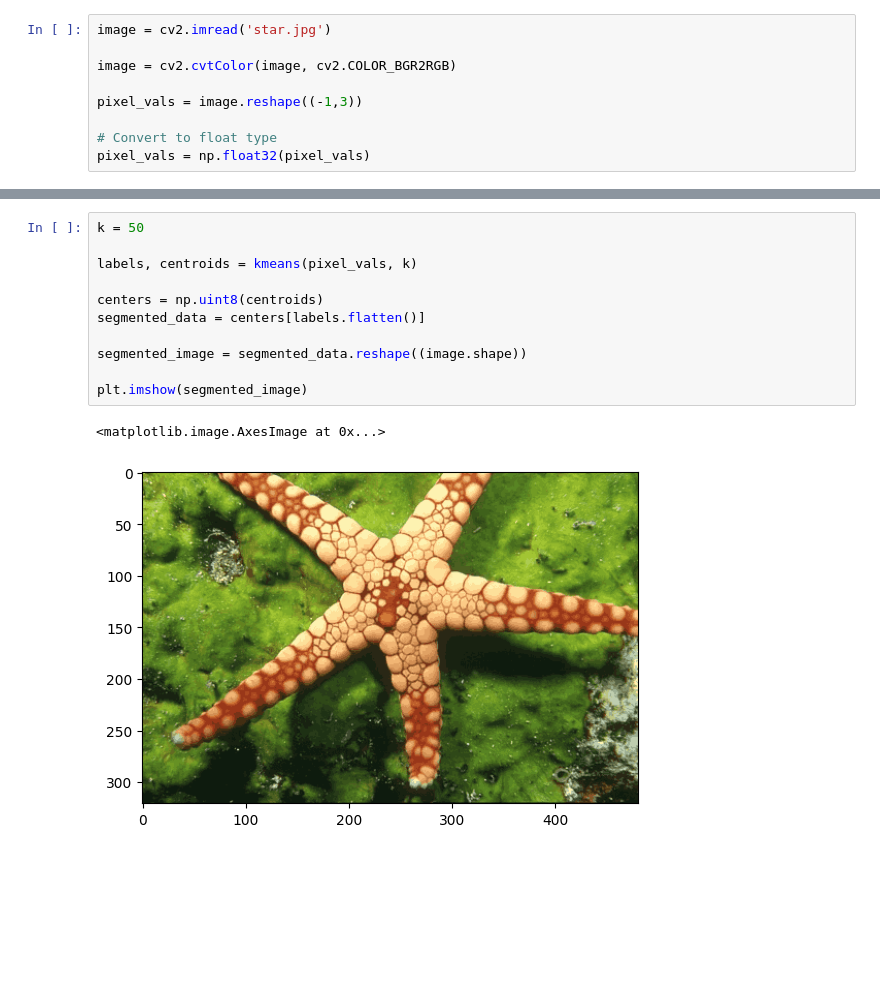
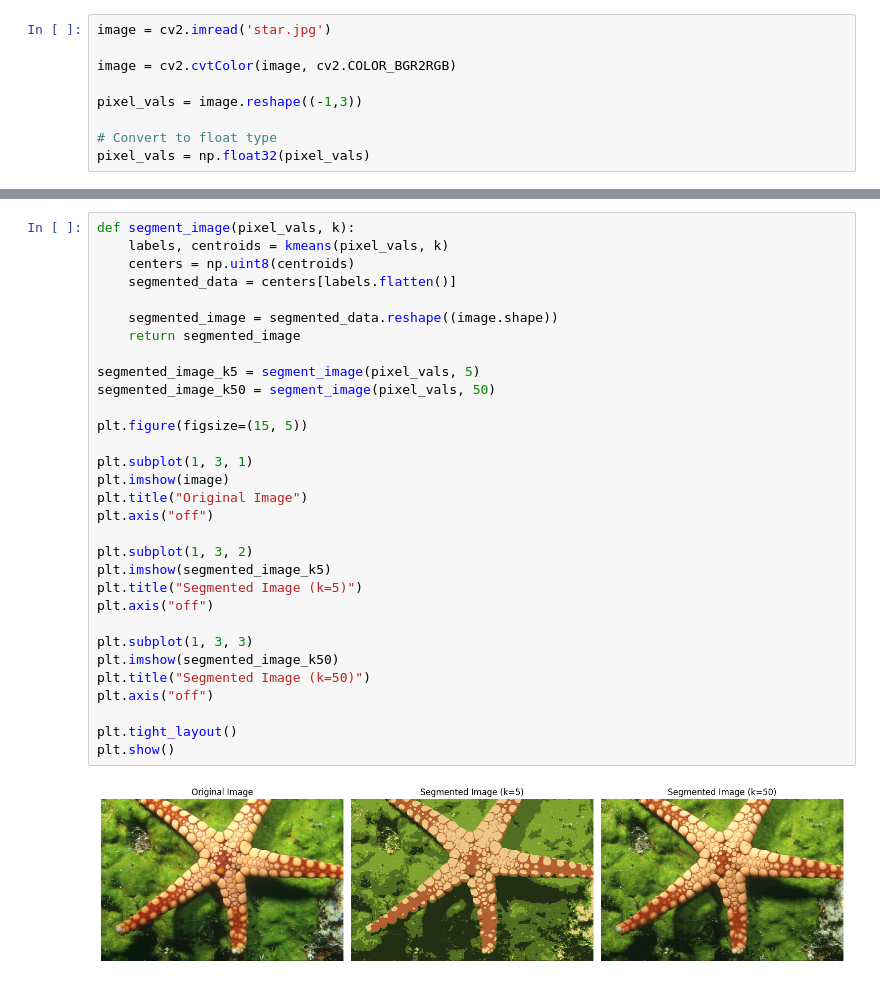
Before and after one commit to maxim-mat/DS-training, a Jupyter notebook: פרק 7 - אשכול/star_exercise.ipynb, the cells around one changed output, grey strips where cells are left out. Cells and saved outputs as stored; diff of their text form; blank space fills up the shorter version.

Commit message:
plot

```diff
--- a/פרק 7 - אשכול/star_exercise.ipynb
+++ b/פרק 7 - אשכול/star_exercise.ipynb
@@ -177,14 +158,33 @@ plt.imshow(segmented_image)
-# %%
-k = 50
-
-labels, centroids = kmeans(pixel_vals, k)
-
-centers = np.uint8(centroids)
-segmented_data = centers[labels.flatten()]
-
-segmented_image = segmented_data.reshape((image.shape))
-
-plt.imshow(segmented_image)
-# %% [output]
-<matplotlib.image.AxesImage at 0x...>
-[figure, removed]
+# %%
+def segment_image(pixel_vals, k):
+    labels, centroids = kmeans(pixel_vals, k)
+    centers = np.uint8(centroids)
+    segmented_data = centers[labels.flatten()]
+
+    segmented_image = segmented_data.reshape((image.shape))
+    return segmented_image
+
+segmented_image_k5 = segment_image(pixel_vals, 5)
+segmented_image_k50 = segment_image(pixel_vals, 50)
+
+plt.figure(figsize=(15, 5))
+
+plt.subplot(1, 3, 1)
+plt.imshow(image)
+plt.title("Original Image")
+plt.axis("off")
+
+plt.subplot(1, 3, 2)
+plt.imshow(segmented_image_k5)
+plt.title("Segmented Image (k=5)")
+plt.axis("off")
+
+plt.subplot(1, 3, 3)
+plt.imshow(segmented_image_k50)
+plt.title("Segmented Image (k=50)")
+plt.axis("off")
+
+plt.tight_layout()
+plt.show()
+# %% [output]
+[figure, added]
```
Also changed, not shown: parts of 2 cells of this notebook.
